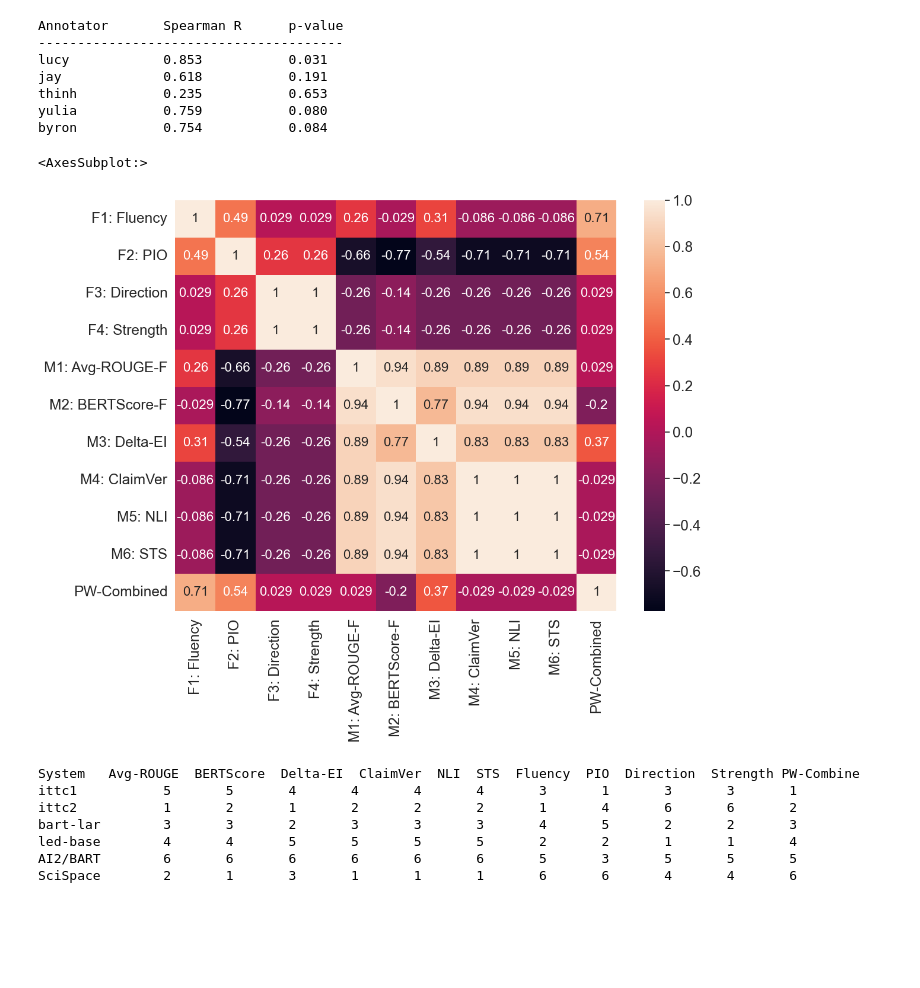
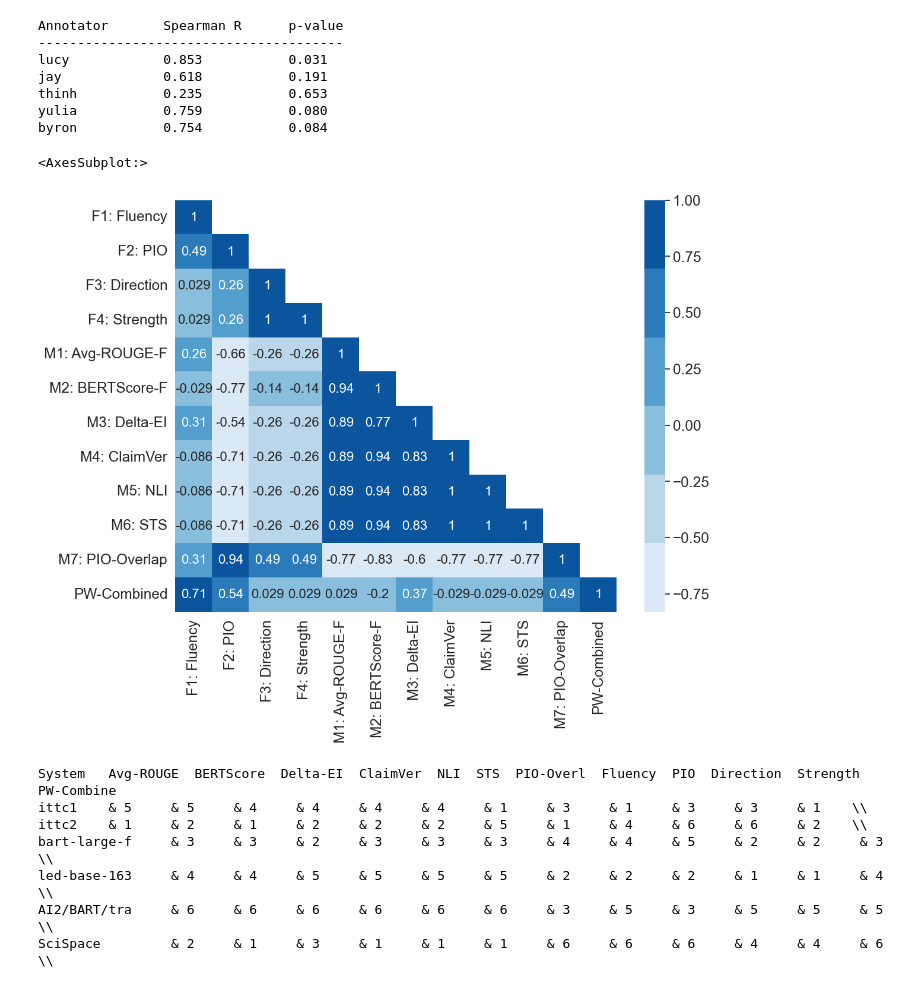
Before and after one commit to allenai/mslr-annotated-dataset, a Jupyter notebook: notebooks/lucyw_analysis.ipynb, the cells around one changed output. Saved outputs shown, nothing was run; the diff lists cells and outputs as text; code cells hidden in the pictures; blank space fills up the shorter version.

```diff
--- a/notebooks/lucyw_analysis.ipynb
+++ b/notebooks/lucyw_analysis.ipynb
@@ -394,7 +394,7 @@ SciSpace        4: 0.865        2: 0.660        3: 0.277        1: 0.688
 # Correlation between metrics
 # %%
 # Correlation coefficients for automated metrics
-automated_metrics = ["Avg-ROUGE-F", "BERTScore-F", "Delta-EI", "ClaimVer", "NLI", "STS"]
+automated_metrics = ["Avg-ROUGE-F", "BERTScore-F", "Delta-EI", "ClaimVer", "NLI", "STS", "PIO-Overlap"]
 
 df_metrics = df[automated_metrics]
 
@@ -522,6 +534,5 @@ plt.show()
 # %%
 # Correlation coefficients for automated metrics
-automated_metrics = ["Avg-ROUGE-F", "BERTScore-F", "Delta-EI", "ClaimVer", "NLI", "STS"]
 human_facets = ['Fluency', 'PIO', 'Direction', 'Strength']
 
 df_metrics = df[automated_metrics + human_facets]
@@ -551,13 +563,13 @@ Direction    -0.0025    -0.0149     1.0***  0.4387***
 Strength      0.0115    -0.0185  0.4387***     1.0***
 # %%
 # does Delta-EI measure directional agreement??
-metrics_to_plot = ['Avg-ROUGE-F', 'BERTScore-F', 'Delta-EI', 'ClaimVer', 'NLI', 'STS']
+metrics_to_plot = automated_metrics
 
 sns.set(font_scale=1.0)
 sns.set_style("whitegrid")
 
 plt.close()
-fig, axes = plt.subplots(1, 6, figsize=(12, 1.5), sharey=True)
+fig, axes = plt.subplots(1, 7, figsize=(12, 1.5), sharey=True)
 plt.subplots_adjust(wspace=0.2)
 
 for i, x in enumerate(metrics_to_plot):
@@ -571,9 +583,9 @@ for i, x in enumerate(metrics_to_plot):
     # sns.boxplot(y=df_ed["Direction"], x=df_ed["Delta-EI"])
 
     # empirical cumulative distribution functions
-    final = sns.ecdfplot(ax=axes[i], data=df_ed, x=x, hue="Direction", legend=(i==5))
+    final = sns.ecdfplot(ax=axes[i], data=df_ed, x=x, hue="Direction", legend=(i==6))
 
-sns.move_legend(final, "upper left", bbox_to_anchor=(1, 0.85))
+sns.move_legend(final, "upper left", bbox_to_anchor=(1.0, 0.85))
 axes[0].set_xlim(0, 0.6)
 axes[3].set_xlim(0, 1)
 axes[4].set_xlim(0, 1)
@@ -887,7 +899,8 @@ metrics = {
     'M3: Delta-EI': "Delta-EI",
     'M4: ClaimVer': "ClaimVer",
     'M5: NLI': "NLI",
-    'M6: STS': "STS"
+    'M6: STS': "STS",
+    'M7: PIO-Overlap': "PIO-Overlap",
 }
 ann_metrics = {
 #     'Facet-Combined': 'annot_all',
@@ -918,23 +931,30 @@ all_rankings['PW-Combined'] = {k: v for k, v in global_best_sys}
 # %%
 # Spearman correlations between different metrics
 sys_list = list(EXP_W_ANNOTS)
 spearman_coeffs = dict()
 for met1, met2 in itertools.product(all_rankings, all_rankings):
     met1_ranks = [all_rankings[met1][sys] for sys in sys_list]
     met2_ranks = [all_rankings[met2][sys] for sys in sys_list]
     res = spearmanr(met1_ranks, met2_ranks)
     spearman_coeffs[(met1, met2)] = res
 
 ser = pd.Series([res.correlation for res in list(spearman_coeffs.values())],
     index=pd.MultiIndex.from_tuples(spearman_coeffs.keys()))
 df_corr = ser.unstack().fillna(0)
 
 h = plt.figure(figsize=(12, 9))
 sns.set(font_scale=1.6)
-sns.heatmap(df_corr, annot=True, annot_kws={"size":16})
+sns.set_style("whitegrid")
+
+mask = np.array(df_corr)
+for i in range(len(all_rankings)):
+    for j in range(i, len(all_rankings)):
+        mask[j][i] = 0.0
+colormap = sns.color_palette("Blues")
+sns.heatmap(df_corr, annot=True, annot_kws={"size":16}, mask=mask, cmap=colormap)
 # %% [output]
 <AxesSubplot:>
-[figure, old version]
+[figure, new version]
 # %%
 # table of rankings for all metrics
 best_sys_order = full_global_ranks
@@ -942,21 +962,20 @@ fields = list(metrics.keys()) + list(ann_metrics.keys()) + ['PW-Combined']
 print('System\t' + ' '.join([f.split(':')[-1][:10] for f in fields]))
 
 for sys in best_sys_order:
-    to_print = submissions[sys]["name"][:8] + '\t'
-    if submissions[sys]["name"].startswith('ittc'):
-        to_print += '\t'
+    to_print = submissions[sys]["name"][:12] + '\t'
     for f in fields:
         entry = all_rankings[f][sys]
-        to_print += f'{entry}' + '\t'
+        to_print += f' & {entry}' + '\t'
+    to_print += '\\\\'
     print(to_print)
 # %% [output]
-System   Avg-ROUGE  BERTScore  Delta-EI  ClaimVer  NLI  STS  Fluency  PIO  Direction  Strength PW-Combine
-ittc1           5       5       4       4       4       4       3       1       3       3       1
-ittc2           1       2       1       2       2       2       1       4       6       6       2
-bart-lar        3       3       2       3       3       3       4       5       2       2       3
-led-base        4       4       5       5       5       5       2       2       1       1       4
-AI2/BART        6       6       6       6       6       6       5       3       5       5       5
-SciSpace        2       1       3       1       1       1       6       6       4       4       6
+System   Avg-ROUGE  BERTScore  Delta-EI  ClaimVer  NLI  STS  PIO-Overl  Fluency  PIO  Direction  Strength PW-Combine
+ittc1    & 5     & 5     & 4     & 4     & 4     & 4     & 1     & 3     & 1     & 3     & 3     & 1    \\
+ittc2    & 1     & 2     & 1     & 2     & 2     & 2     & 5     & 1     & 4     & 6     & 6     & 2    \\
+bart-large-f     & 3     & 3     & 2     & 3     & 3     & 3     & 4     & 4     & 5     & 2     & 2     & 3    \\
+led-base-163     & 4     & 4     & 5     & 5     & 5     & 5     & 2     & 2     & 2     & 1     & 1     & 4    \\
+AI2/BART/tra     & 6     & 6     & 6     & 6     & 6     & 6     & 3     & 5     & 3     & 5     & 5     & 5    \\
+SciSpace         & 2     & 1     & 3     & 1     & 1     & 1     & 6     & 6     & 6     & 4     & 4     & 6    \\
 # %%
 # spearman rank correlations between individual voters and facet annotations
 ind_rankings = dict()
```
Also changed, not shown: parts of 21 cells of this notebook, 3 other files.
